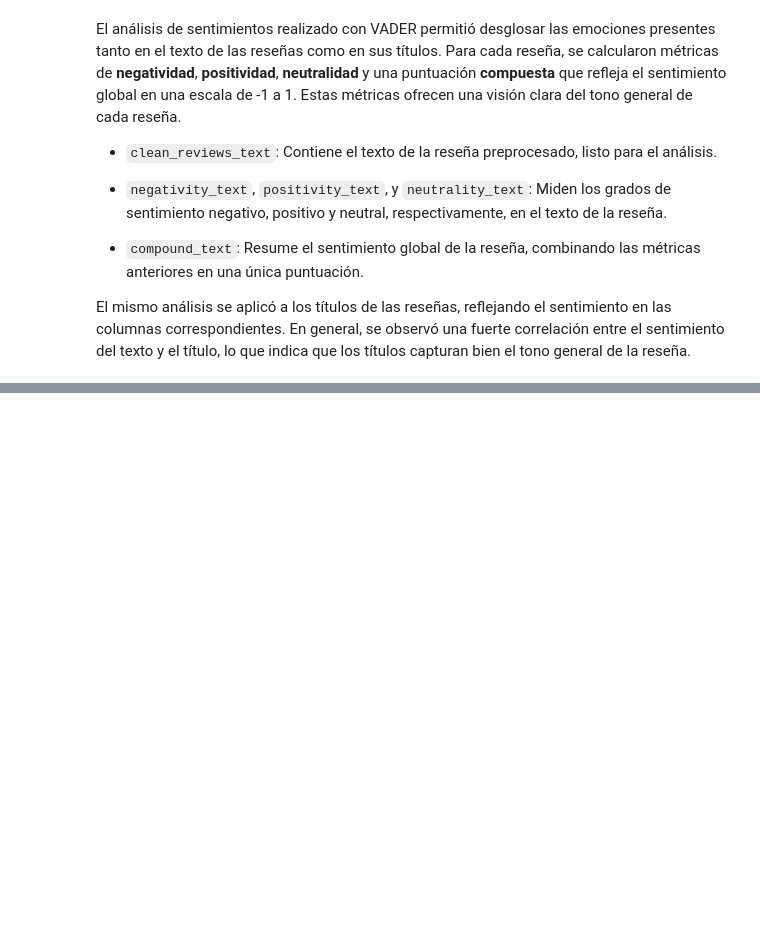
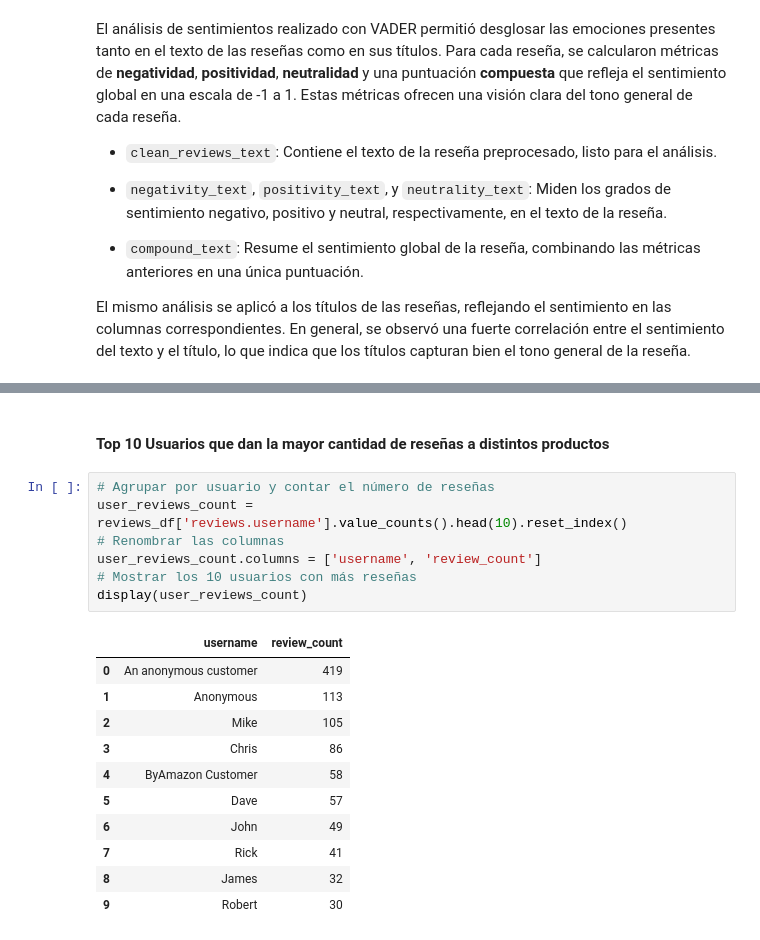
Before and after one commit to LeivaDiego/Lab6-DataScience, a Jupyter notebook: Lab6-ejercicio2.ipynb, the cells around one changed output, grey strips where cells are left out. Cells and saved outputs as stored; diff of their text form; blank space fills up the shorter version.

```diff
--- a/Lab6-ejercicio2.ipynb
+++ b/Lab6-ejercicio2.ipynb
@@ -632,0 +682,21 @@ El mismo análisis se aplicó a los títulos de las reseñas, reflejando el sent
+# %% [markdown]
+#### Top 10 Usuarios que dan la mayor cantidad de reseñas a distintos productos
+# %%
+# Agrupar por usuario y contar el número de reseñas
+user_reviews_count = reviews_df['reviews.username'].value_counts().head(10).reset_index()
+# Renombrar las columnas
+user_reviews_count.columns = ['username', 'review_count']
+# Mostrar los 10 usuarios con más reseñas
+display(user_reviews_count)
+# %% [output]
+|  | username | review_count |
+| 0 | An anonymous customer | 419 |
+| 1 | Anonymous | 113 |
+| 2 | Mike | 105 |
+| 3 | Chris | 86 |
+| 4 | ByAmazon Customer | 58 |
+| 5 | Dave | 57 |
+| 6 | John | 49 |
+| 7 | Rick | 41 |
+| 8 | James | 32 |
+| 9 | Robert | 30 |
```
Also changed, not shown: parts of 19 cells of this notebook.
